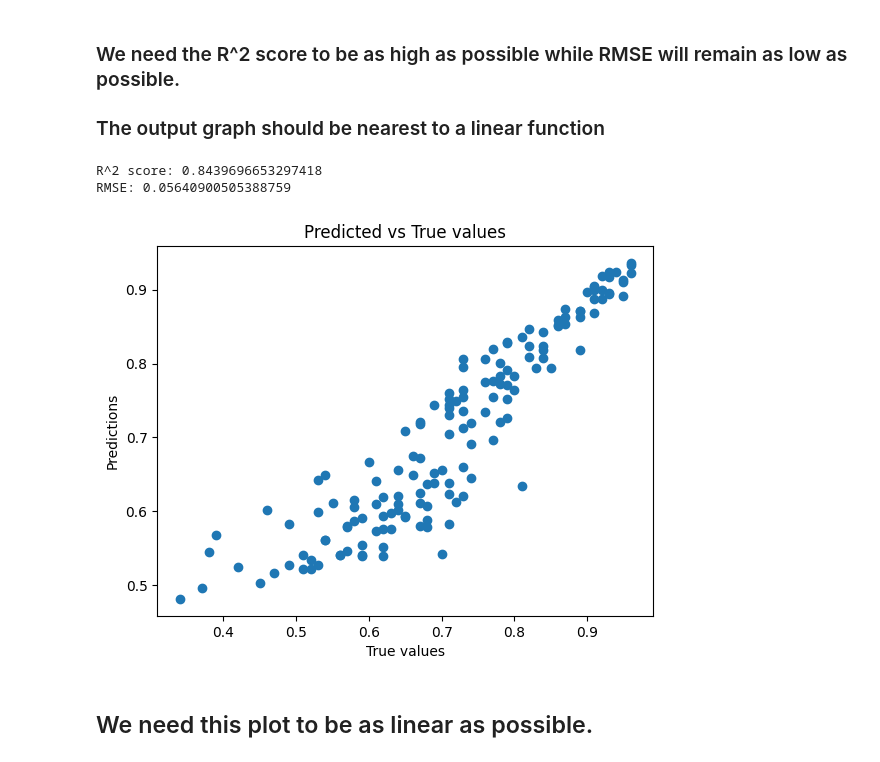
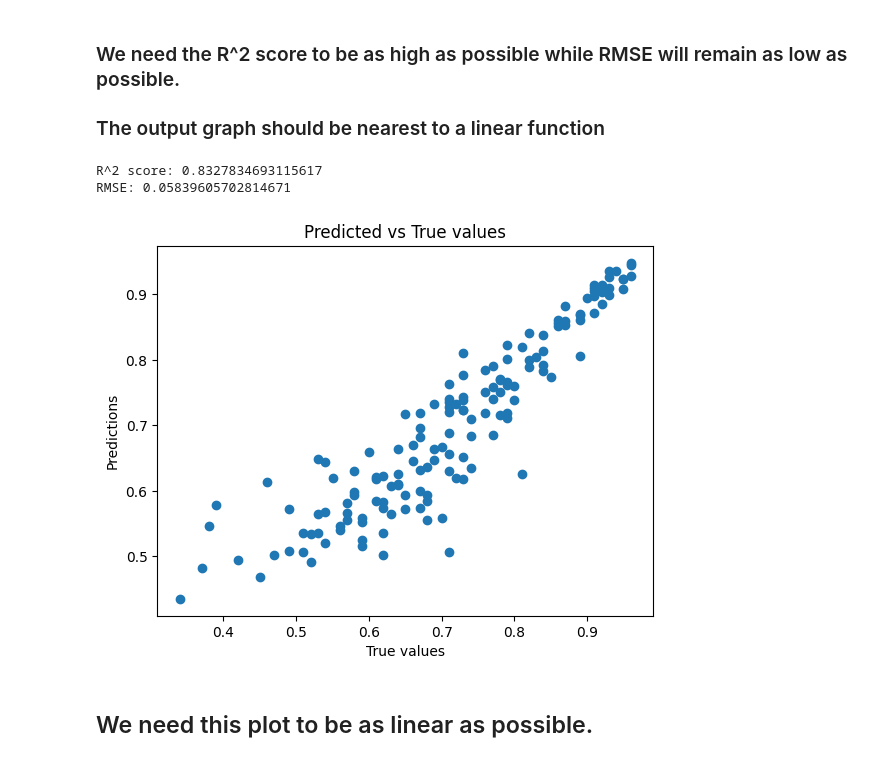
Before and after one commit to variden3301/Neural-Networks-With-Pytorch, a Jupyter notebook: Homework/21070001048.ipynb, the cells around one changed output. Drawn from its saved outputs; the diff is of its cells as text; code cells hidden in the pictures.

```diff
--- a/Homework/21070001048.ipynb
+++ b/Homework/21070001048.ipynb
@@ -345,37 +345,37 @@ class TwoLayerNN:
                     dW1, dW2, db1, db2 = self.backward(X_batch, y_batch, output)
 
                     self.update_weights_with_momentum(dW1, dW2, db1, db2)
 
     def predict(self, X):
         # Predict output for new data
         return self.forward(X)
 
 
 
-model = TwoLayerNN(input_size=7, hidden_size=5, output_size=1, learning_rate=0.001, momentum=0.03, l2_reg=0.001)
+model = TwoLayerNN(input_size=7, hidden_size=20, output_size=1, learning_rate=0.1, momentum=0.1, l2_reg=0.001)
 model.train(x_train, y_train, epochs=100000)
 
 # Predict the validation set
 y_pred = model.predict(x_valid)
 
 # Calculate the R^2 score
 r2 = r2_score(y_valid, y_pred)
 print('R^2 score:', r2)
 
 # Calculate the RMSE
 rmse = root_mean_squared_error(y_valid, y_pred)
 print('RMSE:', rmse)
 
 # Plot the predicted vs true values
 plt.scatter(y_valid, y_pred)
 plt.xlabel('True values')
 plt.ylabel('Predictions')
 plt.title('Predicted vs True values')
 plt.show()
 # %% [output]
-R^2 score: 0.8439696653297418
-RMSE: 0.05640900505388759
+R^2 score: 0.8327834693115617
+RMSE: 0.05839605702814671
-[figure, old version]
+[figure, new version]
 # %% [markdown]
 ## We need this plot to be as linear as possible.
 # %% [markdown]
```
